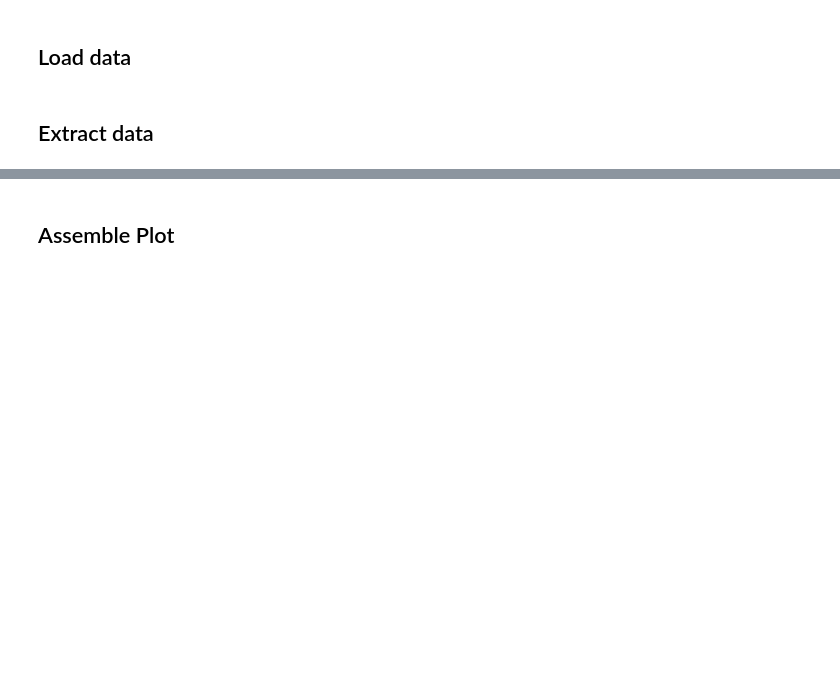
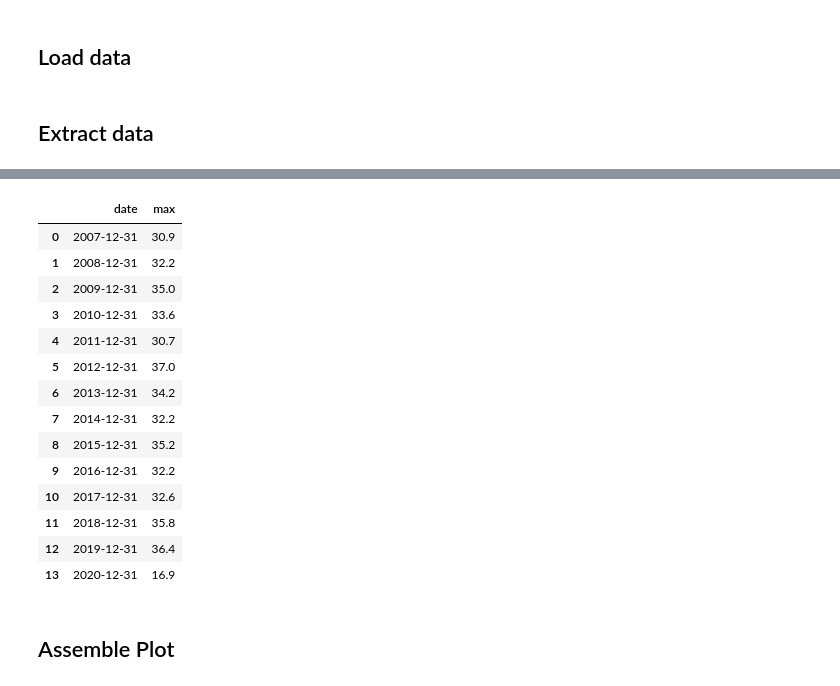
Before and after one commit to fynnwi/dwd_data, a Jupyter notebook: notebooks/02 - Map Plotting.ipynb, the cells around one changed output, grey strips where cells are left out. Cells and saved outputs as stored; diff of their text form; code cells hidden in the pictures; blank space fills up the shorter version.

```diff
--- a/notebooks/02 - Map Plotting.ipynb
+++ b/notebooks/02 - Map Plotting.ipynb
@@ -25,0 +43,24 @@ altitudes = stations['altitude']
+# %%
+# store everything in a dict of dataframes, with STATION_ID as key
+frames = {}
+
+for station, frame in data.groupby(level=0):
+    frames[station] = frame['temperature'].reset_index()[['date', 'max']]
+
+frames[44]
+# %% [output]
+|  | date | max |
+| 0 | 2007-12-31 | 30.9 |
+| 1 | 2008-12-31 | 32.2 |
+| 2 | 2009-12-31 | 35.0 |
+| 3 | 2010-12-31 | 33.6 |
+| 4 | 2011-12-31 | 30.7 |
+| 5 | 2012-12-31 | 37.0 |
+| 6 | 2013-12-31 | 34.2 |
+| 7 | 2014-12-31 | 32.2 |
+| 8 | 2015-12-31 | 35.2 |
+| 9 | 2016-12-31 | 32.2 |
+| 10 | 2017-12-31 | 32.6 |
+| 11 | 2018-12-31 | 35.8 |
+| 12 | 2019-12-31 | 36.4 |
+| 13 | 2020-12-31 | 16.9 |
```
Also changed, not shown: parts of 10 cells of this notebook, 2 other files.
